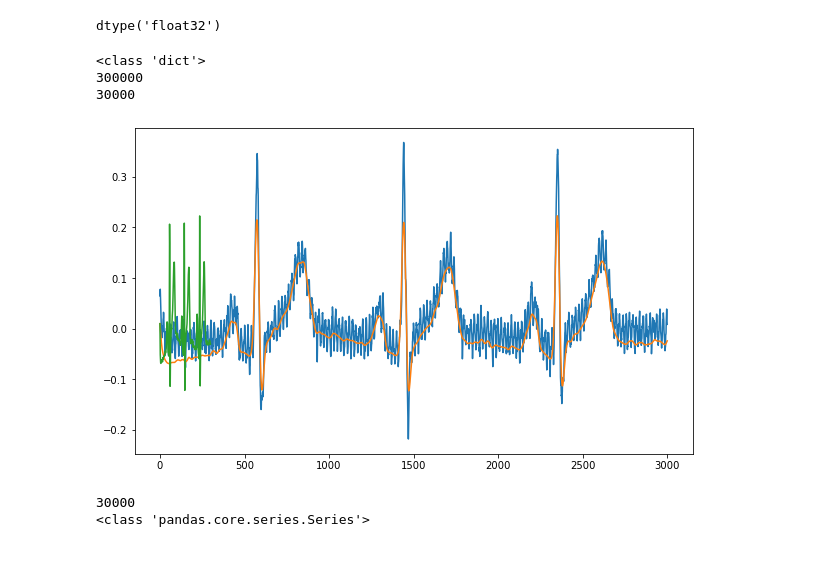
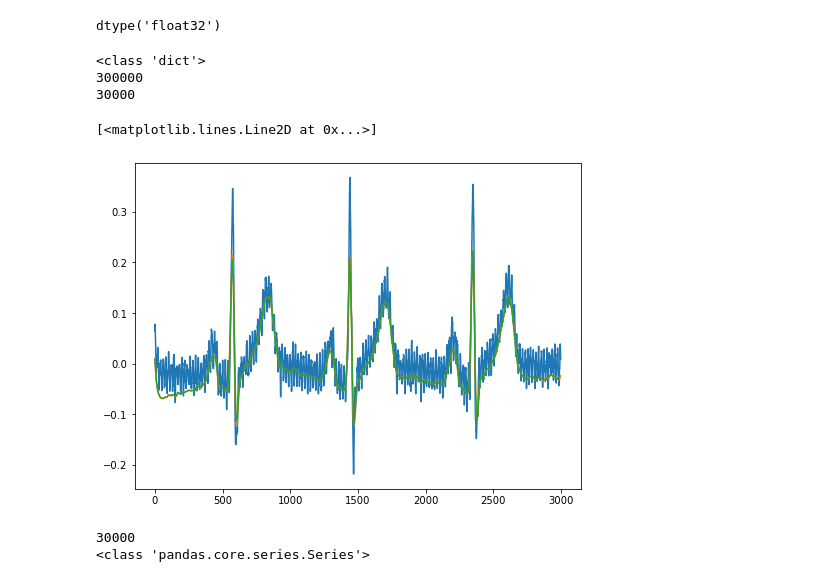
Before and after one commit to thevizzerd/two-hearts, a Jupyter notebook: 02_two-hearts.ipynb, the cells around one changed output. Drawn from its saved outputs; the diff is of its cells as text; code cells hidden in the pictures.

```diff
--- a/02_two-hearts.ipynb
+++ b/02_two-hearts.ipynb
@@ -37,21 +41,23 @@ ecg_signals, info = nk.ecg_process(data, sampling_rate=sampling_rate)
 # %%
 # nk.ecg_intervalrelated(ecg_signals)
 print(type(info))
 
 ecg_raw = ecg_signals["ECG_Raw"]
 ecg_clean = ecg_signals["ECG_Clean"]
-plt.plot(ecg_raw[:(sampling_rate*3)])
+#plt.plot(ecg_raw[:(sampling_rate*3)])
 plt.plot(ecg_clean[:(sampling_rate*3)])
-plt.plot(ecg_100[:(300)])
+
 
 ecg_100 = ecg_clean[::10]
 print(len(ecg_clean))
 print(len(ecg_100))
+plt.plot(ecg_100[:(300)])
 # %% [output]
 <class 'dict'>
 300000
 30000
+[<matplotlib.lines.Line2D at 0x...>]
-[figure, old version]
+[figure, new version]
 # %%
 print(len(ecg_100))
 print(type(ecg_100))
```
Also changed, not shown: parts of 6 cells of this notebook, 1 other file.
